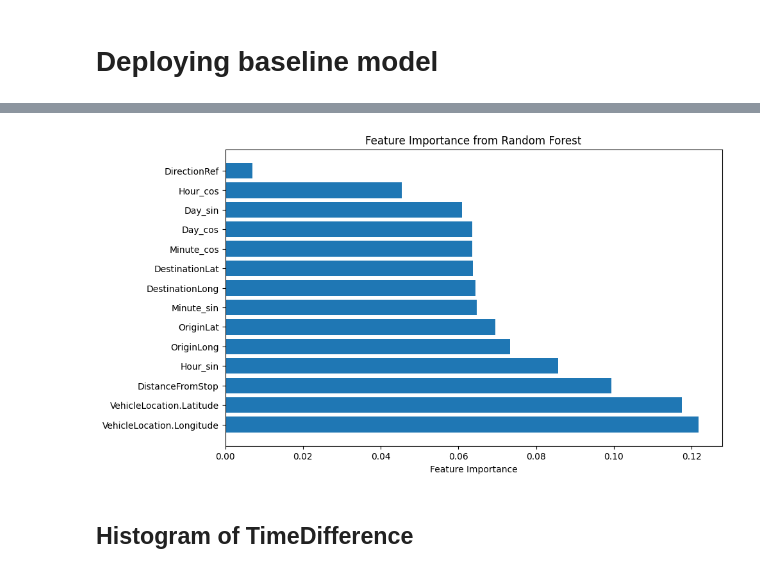
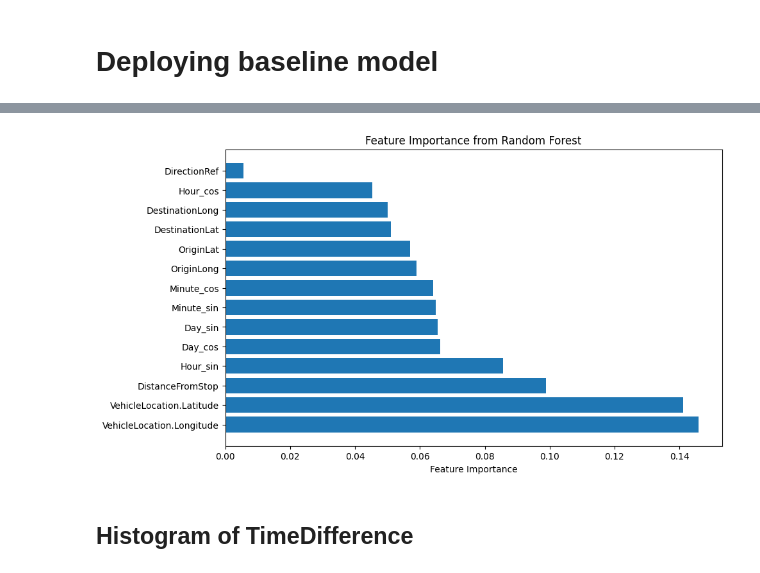
Before and after one commit to ManoushaPoonyth/Smart_Public_Bus_Optimization_in_Mauritius, a Jupyter notebook: notebooks/NYC_data_viz-checkpoint-checkpoint (2).ipynb, the cells around one changed output, grey strips where cells are left out. Cells and saved outputs as stored; diff of their text form; code cells hidden in the pictures.

Commit message:
Tried a few things to improve the model

```diff
--- a/notebooks/NYC_data_viz-checkpoint-checkpoint (2).ipynb
+++ b/notebooks/NYC_data_viz-checkpoint-checkpoint (2).ipynb
@@ -323,13 +321,13 @@ MAE: 0.7098417506917494, RMSE: 0.9219463247566972, R²: 0.15056624960882048
 # %%
-importances = best_model.feature_importances_
+importances = model.feature_importances_
 indices = sorted(range(len(importances)), key=lambda i: importances[i], reverse=True)
 
 plt.figure(figsize=(10, 6))
 plt.barh([X.columns[i] for i in indices], [importances[i] for i in indices])
 plt.xlabel('Feature Importance')
 plt.title('Feature Importance from Random Forest')
 plt.show()
 # %% [output]
-[figure, old version]
+[figure, new version]
 # %% [markdown]
 ## Histogram of TimeDifference
```
Also changed, not shown: parts of 8 cells of this notebook.
